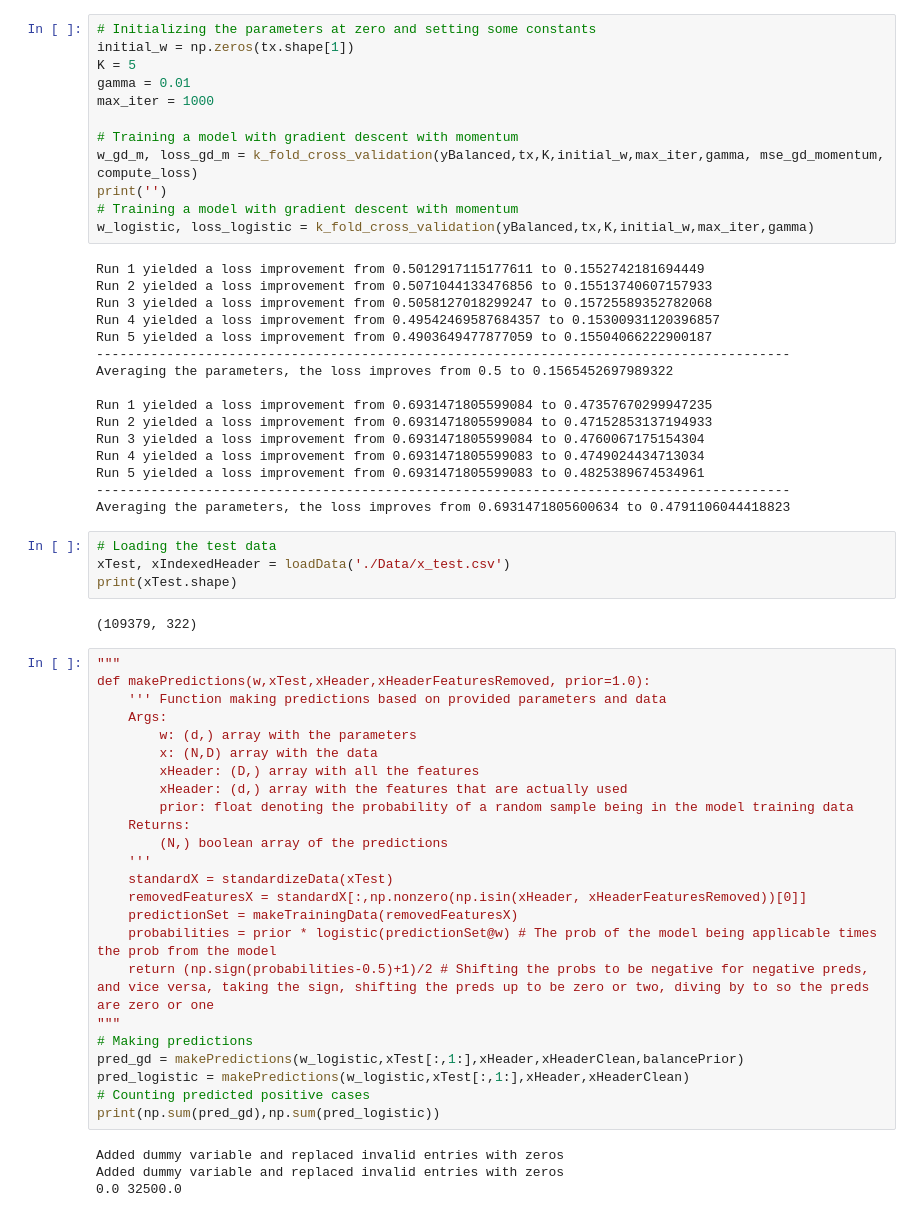
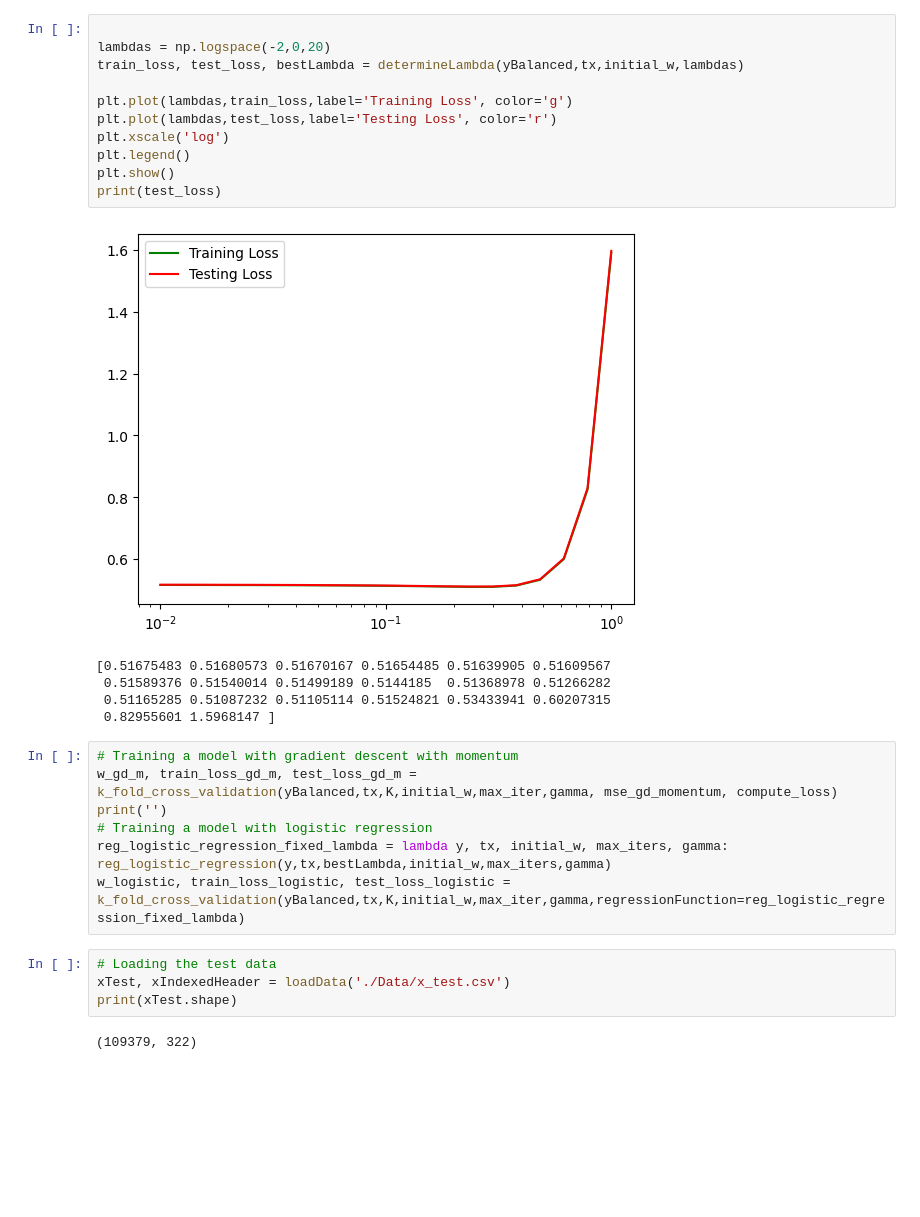
Before and after one commit to epfml/ml-project-1-andermaxjohannes, a Jupyter notebook: MachineLearning.ipynb, the cells around one changed output. Cells and saved outputs as stored; diff of their text form; blank space fills up the shorter version.

```diff
--- a/MachineLearning.ipynb
+++ b/MachineLearning.ipynb
@@ -34,62 +101,30 @@ The resultant dataarray tx has shapes (46448, 145)
+# %%
+
+lambdas = np.logspace(-2,0,20)
+train_loss, test_loss, bestLambda = determineLambda(yBalanced,tx,initial_w,lambdas)
+
+plt.plot(lambdas,train_loss,label='Training Loss', color='g')
+plt.plot(lambdas,test_loss,label='Testing Loss', color='r')
+plt.xscale('log')
+plt.legend()
+plt.show()
+print(test_loss)
+# %% [output]
+[figure, added]
+[0.51675483 0.51680573 0.51670167 0.51654485 0.51639905 0.51609567
+ 0.51589376 0.51540014 0.51499189 0.5144185  0.51368978 0.51266282
+ 0.51165285 0.51087232 0.51105114 0.51524821 0.53433941 0.60207315
+ 0.82955601 1.5968147 ]
 # %%
-# Initializing the parameters at zero and setting some constants
-initial_w = np.zeros(tx.shape[1])
-K = 5
-gamma = 0.01
-max_iter = 1000
-
 # Training a model with gradient descent with momentum
-w_gd_m, loss_gd_m = k_fold_cross_validation(yBalanced,tx,K,initial_w,max_iter,gamma, mse_gd_momentum, compute_loss)
+w_gd_m, train_loss_gd_m, test_loss_gd_m = k_fold_cross_validation(yBalanced,tx,K,initial_w,max_iter,gamma, mse_gd_momentum, compute_loss)
 print('')
-# Training a model with gradient descent with momentum
-w_logistic, loss_logistic = k_fold_cross_validation(yBalanced,tx,K,initial_w,max_iter,gamma)
+# Training a model with logistic regression
+reg_logistic_regression_fixed_lambda = lambda y, tx, initial_w, max_iters, gamma: reg_logistic_regression(y,tx,bestLambda,initial_w,max_iters,gamma)
+w_logistic, train_loss_logistic, test_loss_logistic = k_fold_cross_validation(yBalanced,tx,K,initial_w,max_iter,gamma,regressionFunction=reg_logistic_regression_fixed_lambda)
-# %% [output]
-Run 1 yielded a loss improvement from 0.5012917115177611 to 0.1552742181694449
-Run 2 yielded a loss improvement from 0.5071044133476856 to 0.15513740607157933
-Run 3 yielded a loss improvement from 0.5058127018299247 to 0.15725589352782068
-Run 4 yielded a loss improvement from 0.49542469587684357 to 0.15300931120396857
-Run 5 yielded a loss improvement from 0.4903649477877059 to 0.15504066222900187
------------------------------------------------------------------------------------------
-Averaging the parameters, the loss improves from 0.5 to 0.1565452697989322
-
-Run 1 yielded a loss improvement from 0.6931471805599084 to 0.47357670299947235
-Run 2 yielded a loss improvement from 0.6931471805599084 to 0.47152853137194933
-Run 3 yielded a loss improvement from 0.6931471805599084 to 0.4760067175154304
-Run 4 yielded a loss improvement from 0.6931471805599083 to 0.4749024434713034
-Run 5 yielded a loss improvement from 0.6931471805599083 to 0.4825389674534961
------------------------------------------------------------------------------------------
-Averaging the parameters, the loss improves from 0.6931471805600634 to 0.4791106044418823
 # %%
 # Loading the test data
 xTest, xIndexedHeader = loadData('./Data/x_test.csv')
 print(xTest.shape)
 # %% [output]
 (109379, 322)
-# %%
-"""
-def makePredictions(w,xTest,xHeader,xHeaderFeaturesRemoved, prior=1.0):
-    ''' Function making predictions based on provided parameters and data
-    Args:
-        w: (d,) array with the parameters
-        x: (N,D) array with the data
-        xHeader: (D,) array with all the features
-        xHeader: (d,) array with the features that are actually used
-        prior: float denoting the probability of a random sample being in the model training data
-    Returns:
-        (N,) boolean array of the predictions
-    '''
-    standardX = standardizeData(xTest)
-    removedFeaturesX = standardX[:,np.nonzero(np.isin(xHeader, xHeaderFeaturesRemoved))[0]]
-    predictionSet = makeTrainingData(removedFeaturesX)
-    probabilities = prior * logistic(predictionSet@w) # The prob of the model being applicable times the prob from the model
-    return (np.sign(probabilities-0.5)+1)/2 # Shifting the probs to be negative for negative preds, and vice versa, taking the sign, shifting the preds up to be zero or two, diving by to so the preds are zero or one
-"""
-# Making predictions
-pred_gd = makePredictions(w_logistic,xTest[:,1:],xHeader,xHeaderClean,balancePrior)
-pred_logistic = makePredictions(w_logistic,xTest[:,1:],xHeader,xHeaderClean)
-# Counting predicted positive cases
-print(np.sum(pred_gd),np.sum(pred_logistic))
-# %% [output]
-Added dummy variable and replaced invalid entries with zeros
-Added dummy variable and replaced invalid entries with zeros
-0.0 32500.0
```
Also changed, not shown: parts of 7 cells of this notebook, 2 other files.
